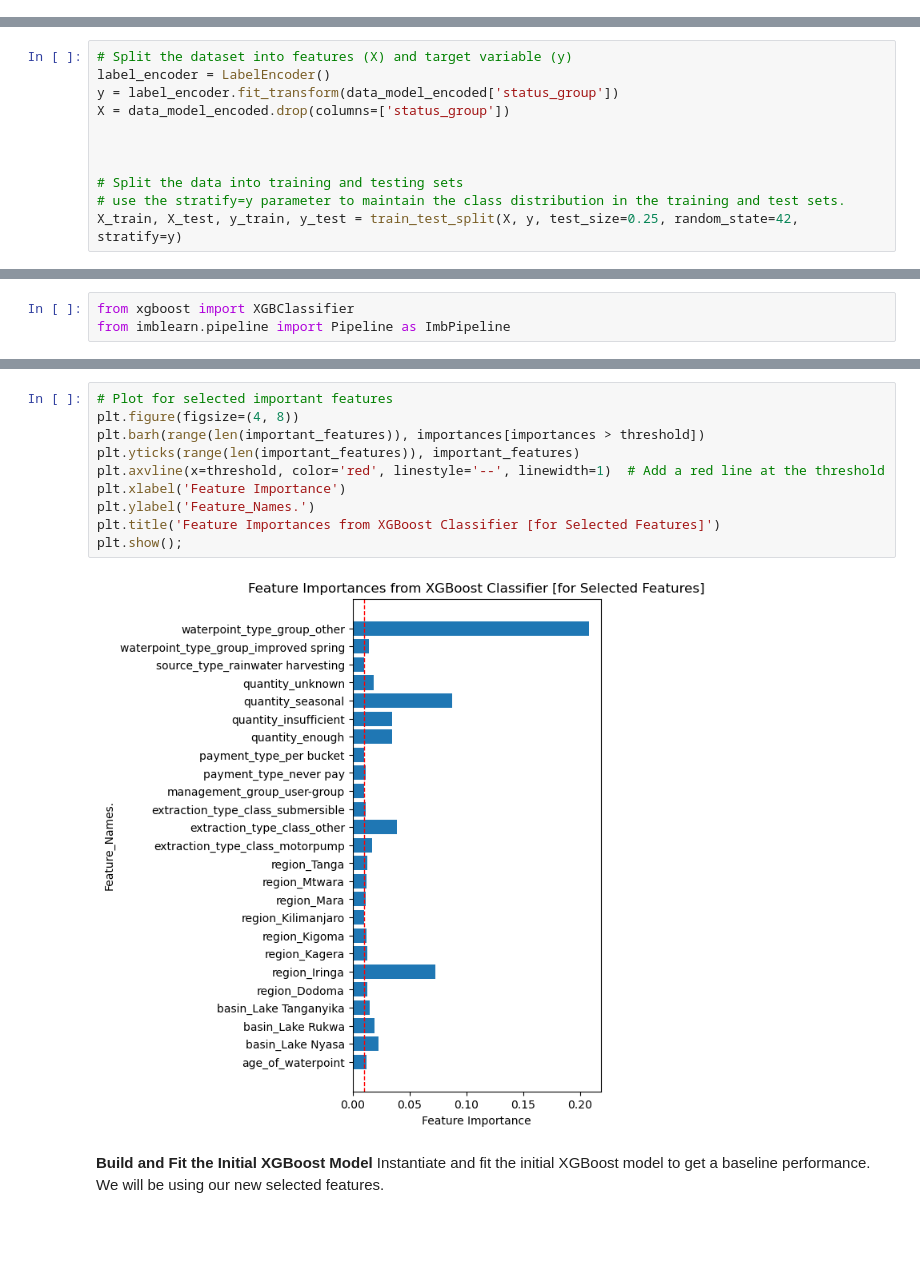
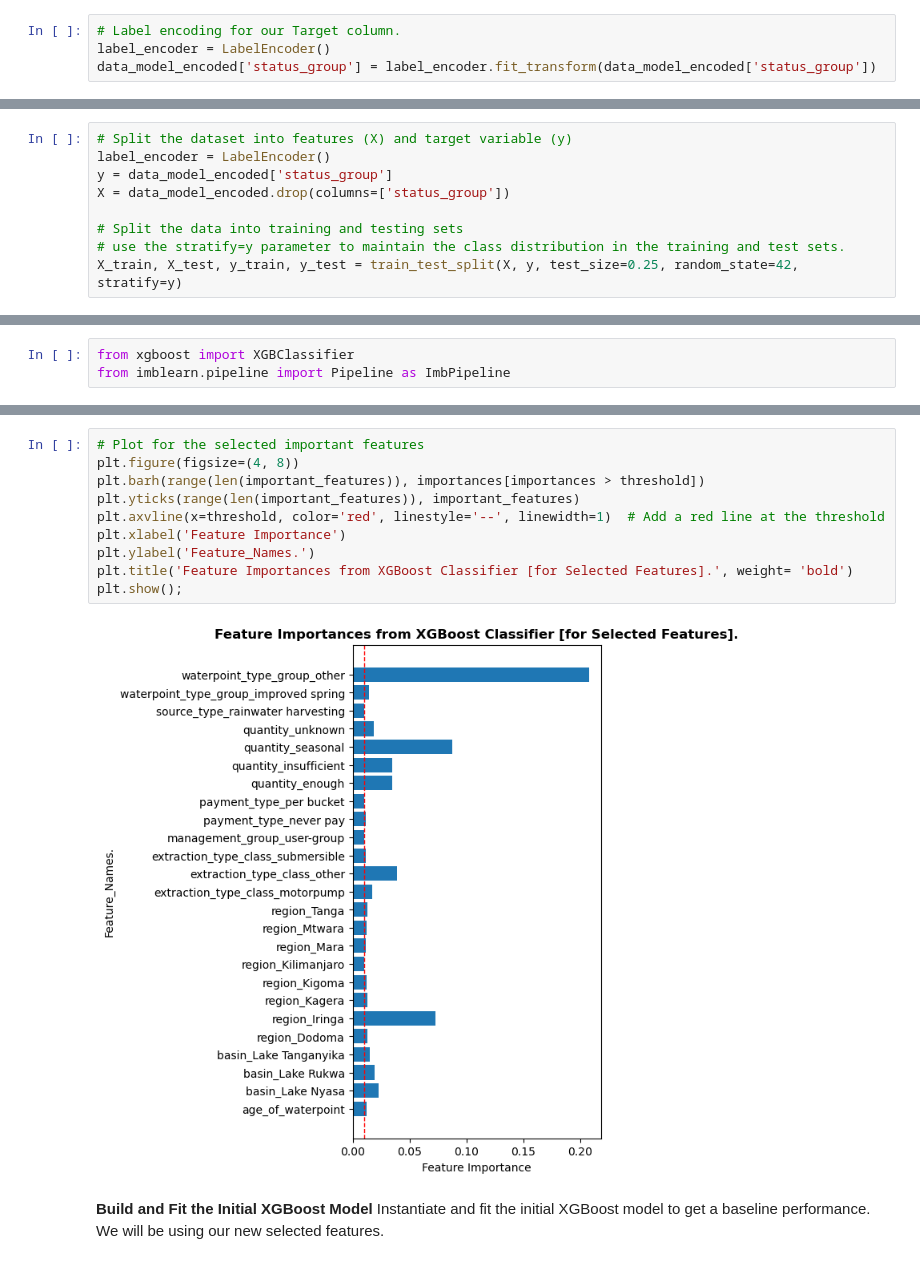
Before and after one commit to PaulMuniu/Tanzania_Water_Wells_Model, a Jupyter notebook: Tanzania_wells.ipynb, the cells around one changed output, grey strips where cells are left out. Drawn from its saved outputs; the diff is of its cells as text; blank space fills up the shorter version.

```diff
--- a/Tanzania_wells.ipynb
+++ b/Tanzania_wells.ipynb
@@ -762,6 +775,10 @@ data_model_encoded.sample(5, random_state=42)
 | 10996 | 0.0 | 0 | 0 | 2000 | Non-Functional | 13 | ... |
 | 30168 | 0.0 | 0 | 0 | 2000 | Functional | 11 | ... |
 5 rows × 71 columns
+# %%
+# Label encoding for our Target column.
+label_encoder = LabelEncoder()
+data_model_encoded['status_group'] = label_encoder.fit_transform(data_model_encoded['status_group'])
 # %%
 data_model_encoded.info()
 # %% [output]
@@ -787,10 +804,8 @@ Feature Scaling
 # %%
 # Split the dataset into features (X) and target variable (y)
 label_encoder = LabelEncoder()
-y = label_encoder.fit_transform(data_model_encoded['status_group'])
+y = data_model_encoded['status_group']
 X = data_model_encoded.drop(columns=['status_group'])
-
-
 
 # Split the data into training and testing sets
 # use the stratify=y parameter to maintain the class distribution in the training and test sets.
@@ -1202,15 +1207,15 @@ plt.show();
 # %%
-# Plot for selected important features
+# Plot for the selected important features
 plt.figure(figsize=(4, 8))
 plt.barh(range(len(important_features)), importances[importances > threshold])
 plt.yticks(range(len(important_features)), important_features)
 plt.axvline(x=threshold, color='red', linestyle='--', linewidth=1)  # Add a red line at the threshold
 plt.xlabel('Feature Importance')
 plt.ylabel('Feature_Names.')
-plt.title('Feature Importances from XGBoost Classifier [for Selected Features]')
+plt.title('Feature Importances from XGBoost Classifier [for Selected Features].', weight= 'bold')
 plt.show();
 # %% [output]
-[figure, old version]
+[figure, new version]
 # %% [markdown]
 **Build and Fit the Initial XGBoost Model**
 Instantiate and fit the initial XGBoost model to get a baseline performance. We will be using our new selected features.
```
Also changed, not shown: parts of 44 cells of this notebook.
